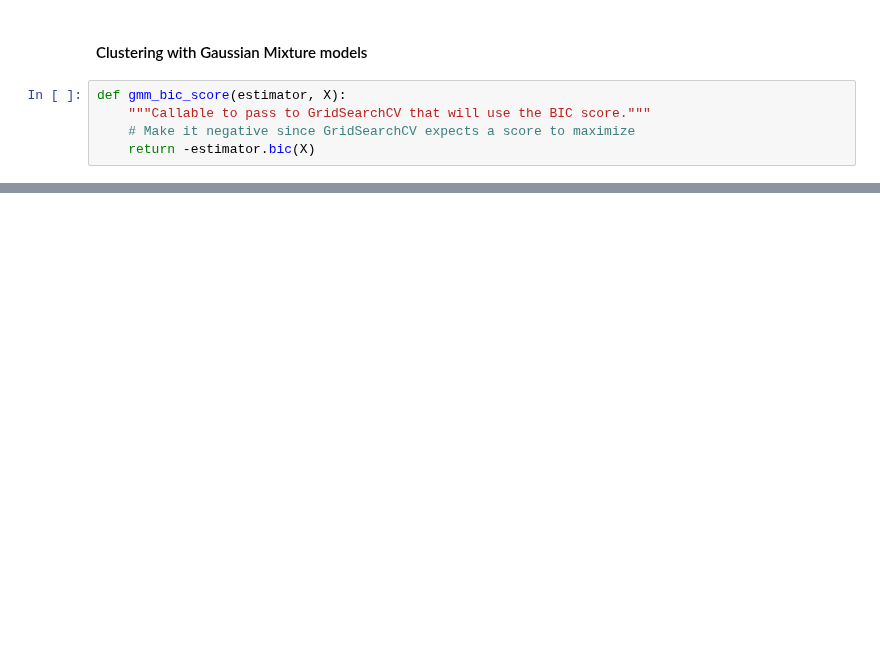
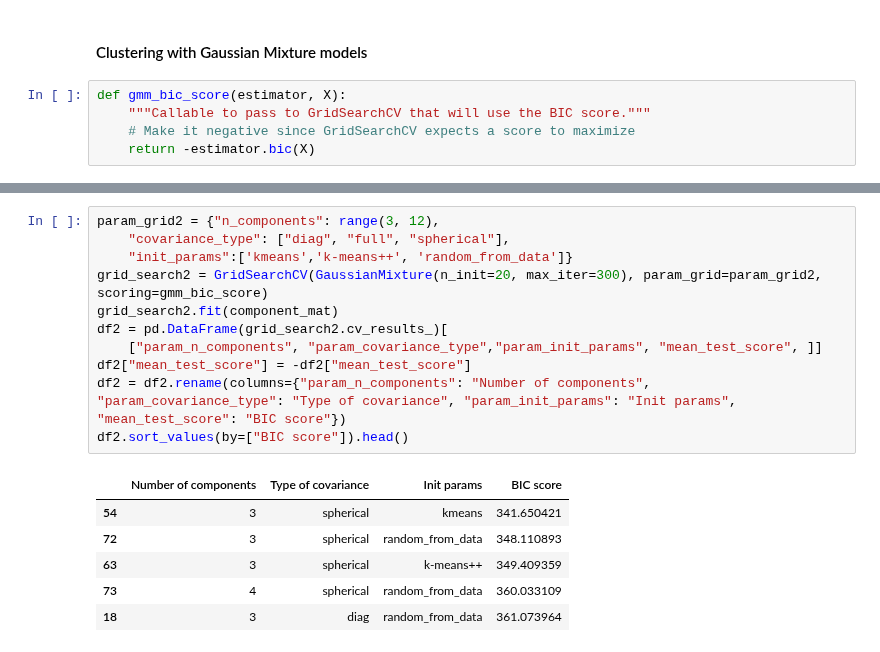
Before and after one commit to SrGh31/ED-profiling, a Jupyter notebook: Exploratory.ipynb, the cells around one changed output, grey strips where cells are left out. Cells and saved outputs as stored; diff of their text form; blank space fills up the shorter version.

```diff
--- a/Exploratory.ipynb
+++ b/Exploratory.ipynb
@@ -422,2 +421,21 @@ Silhouette Coefficient: 0.607
+# %%
+param_grid2 = {"n_components": range(3, 12),
+    "covariance_type": ["diag", "full", "spherical"],
+    "init_params":['kmeans','k-means++', 'random_from_data']}
+grid_search2 = GridSearchCV(GaussianMixture(n_init=20, max_iter=300), param_grid=param_grid2, scoring=gmm_bic_score)
+grid_search2.fit(component_mat)
+df2 = pd.DataFrame(grid_search2.cv_results_)[
+    ["param_n_components", "param_covariance_type","param_init_params", "mean_test_score", ]]
+df2["mean_test_score"] = -df2["mean_test_score"]
+df2 = df2.rename(columns={"param_n_components": "Number of components",
+"param_covariance_type": "Type of covariance", "param_init_params": "Init params", "mean_test_score": "BIC score"})
+df2.sort_values(by=["BIC score"]).head()
+# %% [output]
+|  | Number of components | Type of covariance | Init params | BIC score |
+| 54 | 3 | spherical | kmeans | 341.650421 |
+| 72 | 3 | spherical | random_from_data | 348.110893 |
+| 63 | 3 | spherical | k-means++ | 349.409359 |
+| 73 | 4 | spherical | random_from_data | 360.033109 |
+| 18 | 3 | diag | random_from_data | 361.073964 |
 # %%
 n_components, data_to_cluster=3, component_mat
```
Also changed, not shown: parts of 7 cells of this notebook, 6 other files.
